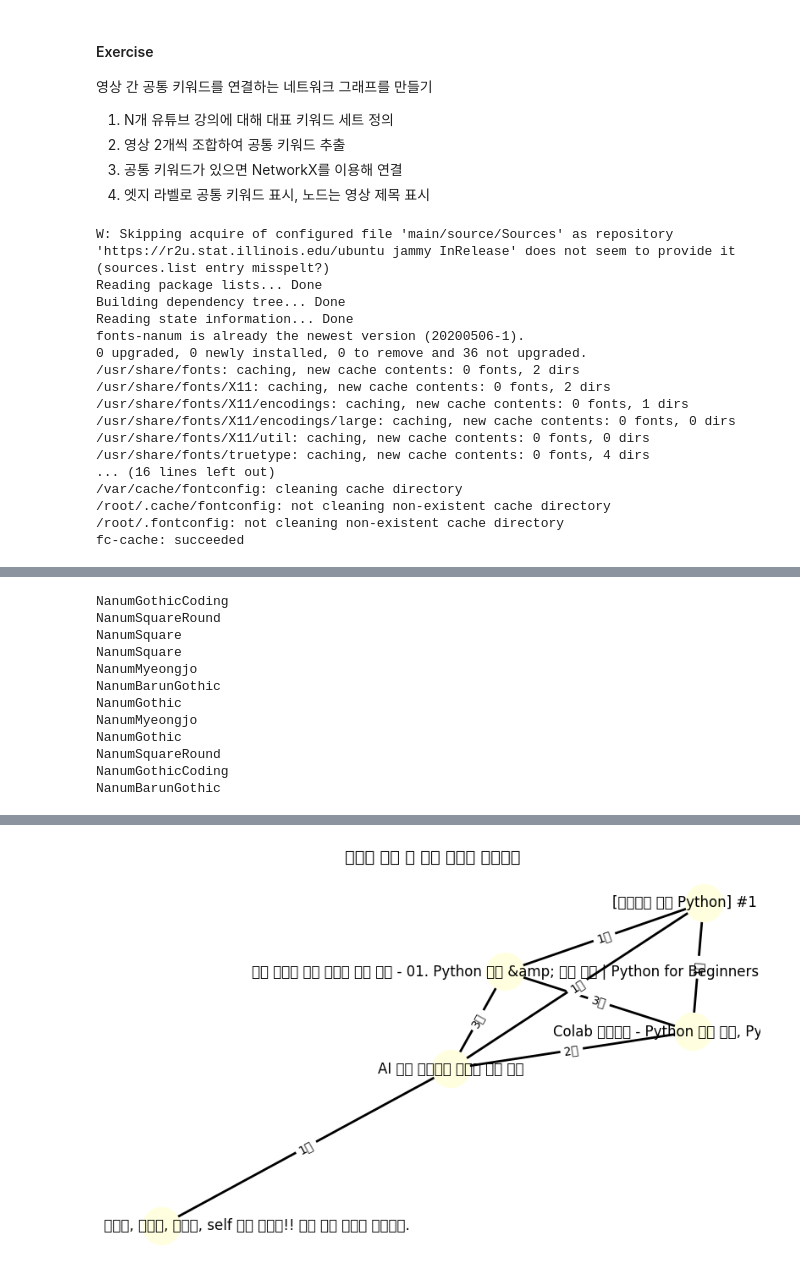
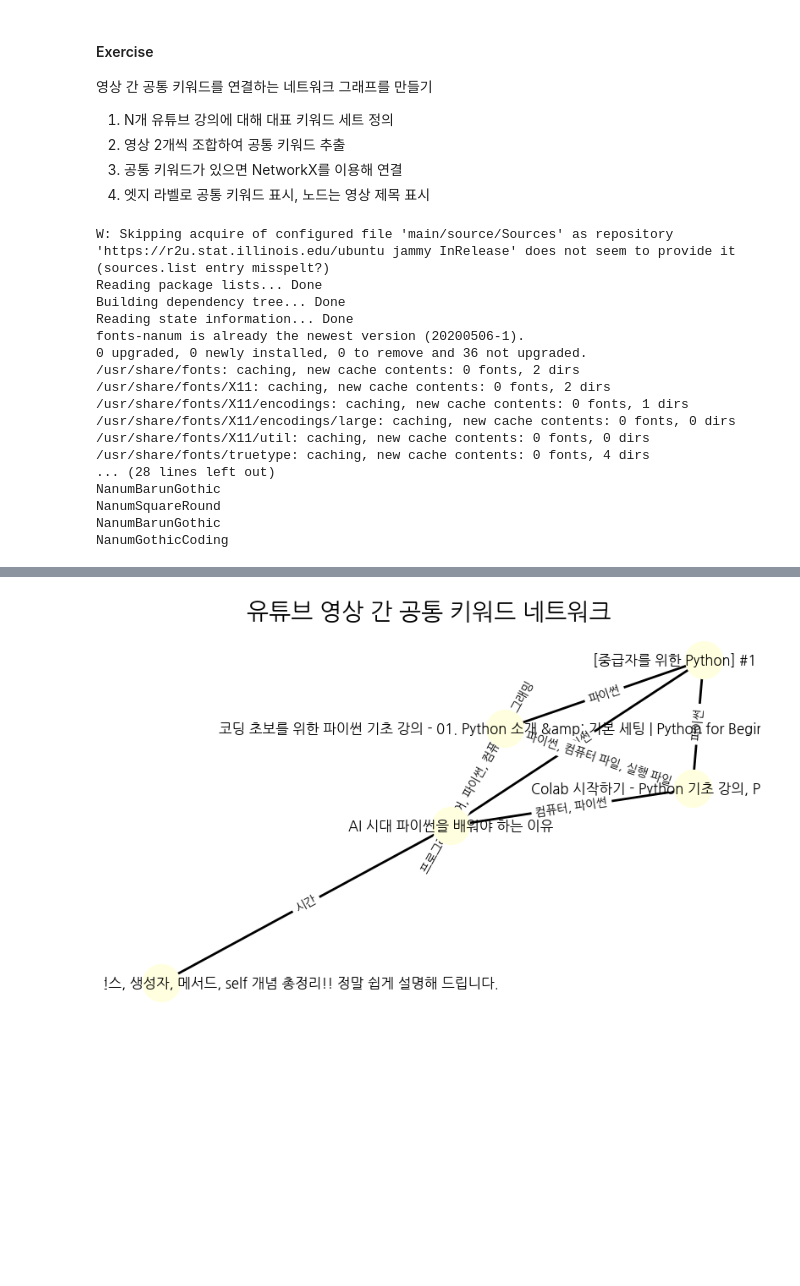
Before and after one commit to BonJuk/bonjun, a Jupyter notebook: (실습파일)OSS2025_Mining_Hidden_Gems_on_YouTube.ipynb, the cells around one changed output, grey strips where cells are left out. Drawn from its saved outputs; the diff is of its cells as text; code cells hidden in the pictures; blank space fills up the shorter version.

```diff
--- a/(실습파일)OSS2025_Mining_Hidden_Gems_on_YouTube.ipynb
+++ b/(실습파일)OSS2025_Mining_Hidden_Gems_on_YouTube.ipynb
@@ -221,52 +221,56 @@ dict_keys(['AI 시대 파이썬을 배워야 하는 이유', 'Colab 시작하기
 3. 공통 키워드가 있으면 NetworkX를 이용해 연결
 4. 엣지 라벨로 공통 키워드 표시, 노드는 영상 제목 표시
 # %%
-# 한글 폰트 설치 (Nanum 폰트 전체)
 !apt-get update -qq
 !apt-get install -y fonts-nanum
 !fc-cache -fv
 !rm ~/.cache/matplotlib -rf
 
+import matplotlib.font_manager as fm
+
+font_list = fm.findSystemFonts(fontpaths=['/usr/share/fonts/truetype/nanum'])
+for f in font_list:
+    print(fm.FontProperties(fname=f).get_name())
 
 import matplotlib.pyplot as plt
-import matplotlib.font_manager as fm
 import matplotlib as mpl
 import networkx as nx
 from itertools import combinations
 
-# 설치된 한글 폰트 이름 확인
-font_list = fm.findSystemFonts(fontpaths=['/usr/share/fonts/truetype/nanum'])
-for f in font_list:
-    print(fm.FontProperties(fname=f).get_name())
-
-mpl.rc('font', family='NanumBarunGothic')
+mpl.rcParams['font.family'] = ['NanumGothic']
 plt.rcParams['axes.unicode_minus'] = False
 
-# 영상별 키워드 딕셔너리 생성
-video_keywords = {k: v for k, v in keywords.items()}
-
-# 그래프 생성
+# 3. 영상별 키워드 예시
+# 추출한 것으로 수정 필요!
+video_keywords = {}
+for key in keywords.keys():
+    if key not in video_keywords.keys():
+        video_keywords[key] = keywords[key]
+# 4. NetworkX 그래프 생성
 G = nx.Graph()
 G.add_nodes_from(video_keywords.keys())
 
 for vid1, vid2 in combinations(video_keywords.keys(), 2):
     shared = video_keywords[vid1] & video_keywords[vid2]
     if shared:
-        G.add_edge(vid1, vid2, weight=len(shared), label=f"{len(shared)}개")
+        G.add_edge(vid1, vid2, weight=len(shared), label=", ".join(shared))
 
-# 시각화
+# 5. 시각화
 pos = nx.spring_layout(G, seed=42)
 
 plt.figure(figsize=(10, 6))
 nx.draw_networkx_nodes(G, pos, node_size=1000, node_color="lightyellow")
-nx.draw_networkx_labels(G, pos, font_size=12)  # 폰트 전역 설정에 따름
+
+# font_family 직접 지정
+nx.draw_networkx_labels(G, pos, font_size=12, font_family='NanumGothic')
 nx.draw_networkx_edges(G, pos, width=2)
 
-# edge label 표시
 edge_labels = nx.get_edge_attributes(G, "label")
-nx.draw_networkx_edge_labels(G, pos, edge_labels=edge_labels, font_size=10)
 
-plt.title("유튜브 영상 간 공통 키워드 네트워크", fontsize=14)
+# font_family 직접 지정
+nx.draw_networkx_edge_labels(G, pos, edge_labels=edge_labels, font_size=10, font_family='NanumGothic')
+
+plt.title("유튜브 영상 간 공통 키워드 네트워크 ", fontsize=20)
 plt.axis("off")
 plt.show()
 # %% [output]
@@ -282,8 +286,8 @@ fonts-nanum is already the newest version (20200506-1).
 /usr/share/fonts/X11/encodings/large: caching, new cache contents: 0 fonts, 0 dirs
 /usr/share/fonts/X11/util: caching, new cache contents: 0 fonts, 0 dirs
 /usr/share/fonts/truetype: caching, new cache contents: 0 fonts, 4 dirs
-... (16 lines left out)
-/var/cache/fontconfig: cleaning cache directory
-/root/.cache/fontconfig: not cleaning non-existent cache directory
-/root/.fontconfig: not cleaning non-existent cache directory
-fc-cache: succeeded
+... (28 lines left out)
+NanumBarunGothic
+NanumSquareRound
+NanumBarunGothic
+NanumGothicCoding
@@ -292,12 +293,0 @@ WARNING:matplotlib.font_manager:findfont: Font family 'NanumBarunGothic' not fou
-NanumGothicCoding
-NanumSquareRound
-NanumSquare
-NanumSquare
-NanumMyeongjo
-NanumBarunGothic
-NanumGothic
-NanumMyeongjo
-NanumGothic
-NanumSquareRound
-NanumGothicCoding
-NanumBarunGothic
@@ -307 +294 @@ WARNING:matplotlib.font_manager:findfont: Font family 'NanumBarunGothic' not fou
-[figure, old version]
+[figure, new version]
```
Also changed, not shown: parts of 1 cell of this notebook.
